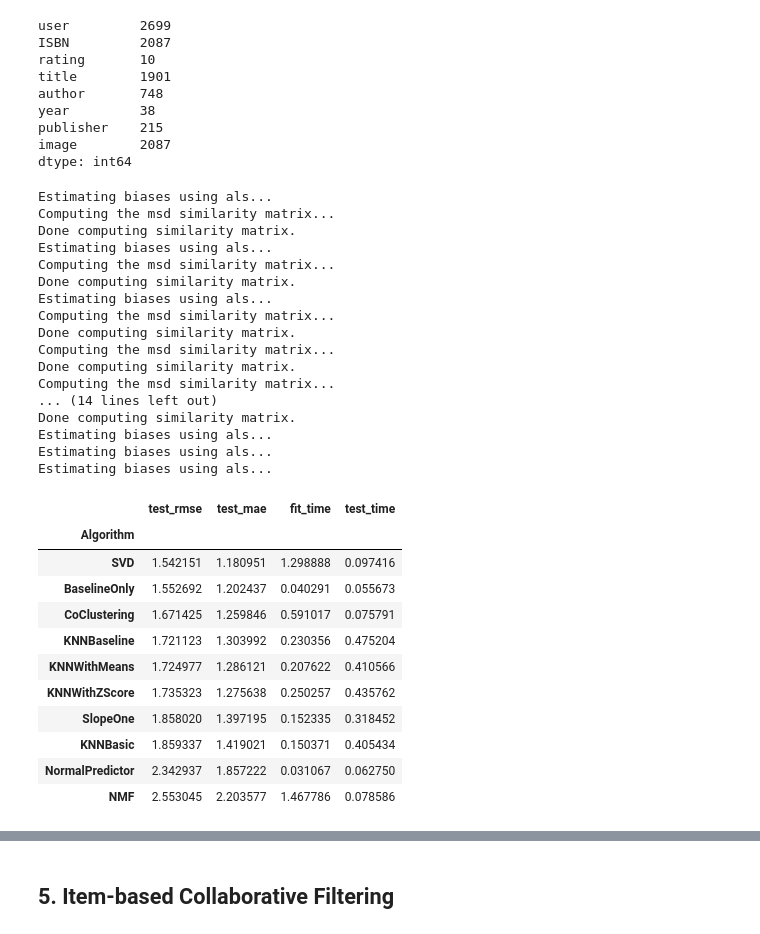
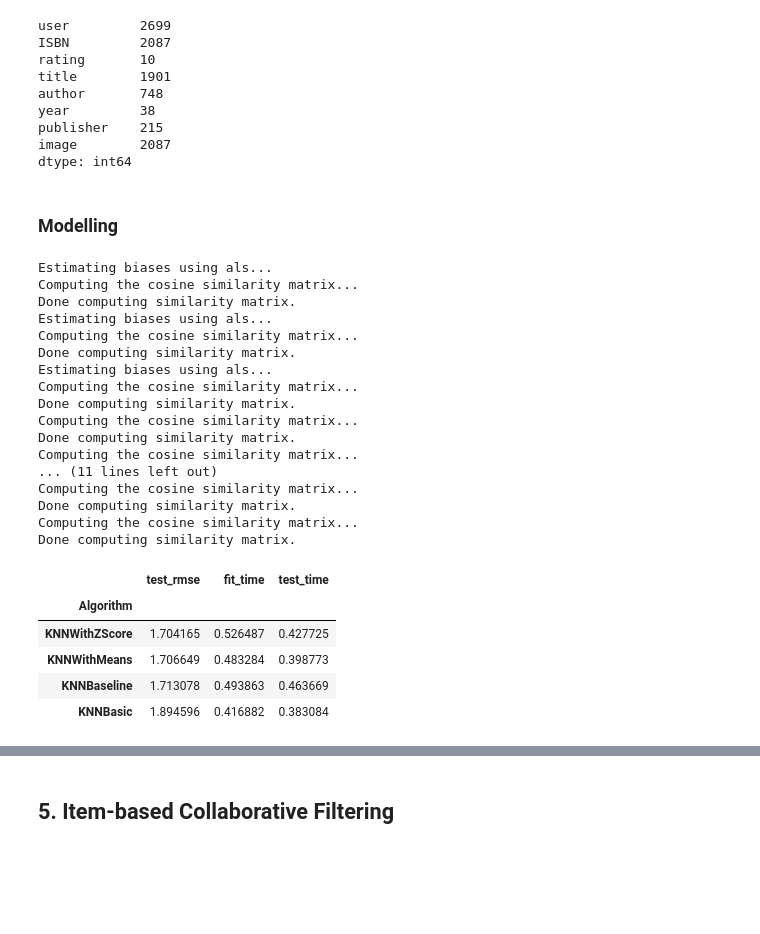
Before and after one commit to ppeyliang/book-recommender, a Jupyter notebook: capstone_project.ipynb, the cells around one changed output, grey strips where cells are left out. Drawn from its saved outputs; the diff is of its cells as text; code cells hidden in the pictures; blank space fills up the shorter version.

Commit message:
Build user-based and item-based system

```diff
--- a/capstone_project.ipynb
+++ b/capstone_project.ipynb
@@ -278,8 +286,8 @@ user_id = user_rating[user_rating <= 50].index
 
 # And we will only use explicit rating (rating > 0) to build the recommender system.
 idx = df.query('ISBN in @isbn or rating == 0 or user in @user_id').index
-sample = df.drop(idx)
-sample.shape
+cf = df.drop(idx)
+cf.shape
 # %% [output]
 (40196, 8)
 # %%
@@ -294,53 +302,53 @@ year         38
 publisher    215
 image        2087
 dtype: int64
+# %% [markdown]
+### Modelling
+# %%
+reader = Reader(rating_scale=(1, 10))
+data = Dataset.load_from_df(cf[['user', 'ISBN', 'rating']], reader)
 # %%
-# Compare different algorithms in Surprise.
-reader = Reader(rating_scale=(1,10))
-data = Dataset.load_from_df(sample[['user', 'ISBN', 'rating']], reader)
+# Compare RMSE for different models.
+benchmark = []
 
+sim_options = {'name': 'cosine',
+               'user_based': True
+               }
 algos = [
-    SVD(), SlopeOne(), NMF(), NormalPredictor(),
-    KNNBaseline(), KNNBasic(), KNNWithMeans(), KNNWithZScore(),
-    BaselineOnly(), CoClustering()
+    KNNBaseline(sim_options=sim_options),
+    KNNBasic(sim_options=sim_options),
+    KNNWithMeans(sim_options=sim_options),
+    KNNWithZScore(sim_options=sim_options)
 ]
 
-benchmark = []
-
 for algo in algos:
-    results = cross_validate(algo, data, measures=['RMSE', 'MAE'], cv=3, verbose=False)
+    results = cross_validate(algo, data, measures=['RMSE'], cv=3, verbose=False)
     tmp = pd.DataFrame.from_dict(results).mean(axis=0)
     tmp = tmp.append(pd.Series([str(algo).split(' ')[0].split('.')[-1]], index=['Algorithm']))
     benchmark.append(tmp)
 
 pd.DataFrame(benchmark).set_index('Algorithm').sort_values('test_rmse')
 # %% [output]
 Estimating biases using als...
-Computing the msd similarity matrix...
+Computing the cosine similarity matrix...
 Done computing similarity matrix.
 Estimating biases using als...
-Computing the msd similarity matrix...
+Computing the cosine similarity matrix...
 Done computing similarity matrix.
 Estimating biases using als...
-Computing the msd similarity matrix...
+Computing the cosine similarity matrix...
 Done computing similarity matrix.
-Computing the msd similarity matrix...
+Computing the cosine similarity matrix...
 Done computing similarity matrix.
-Computing the msd similarity matrix...
-... (14 lines left out)
+Computing the cosine similarity matrix...
+... (11 lines left out)
+Computing the cosine similarity matrix...
 Done computing similarity matrix.
-Estimating biases using als...
-Estimating biases using als...
-Estimating biases using als...
+Computing the cosine similarity matrix...
+Done computing similarity matrix.
-|  | test_rmse | test_mae | fit_time | test_time |
-| Algorithm |  |  |  |  |
-| SVD | 1.542151 | 1.180951 | 1.298888 | 0.097416 |
-| BaselineOnly | 1.552692 | 1.202437 | 0.040291 | 0.055673 |
-| CoClustering | 1.671425 | 1.259846 | 0.591017 | 0.075791 |
-| KNNBaseline | 1.721123 | 1.303992 | 0.230356 | 0.475204 |
-| KNNWithMeans | 1.724977 | 1.286121 | 0.207622 | 0.410566 |
-| KNNWithZScore | 1.735323 | 1.275638 | 0.250257 | 0.435762 |
-| SlopeOne | 1.858020 | 1.397195 | 0.152335 | 0.318452 |
-| KNNBasic | 1.859337 | 1.419021 | 0.150371 | 0.405434 |
-| NormalPredictor | 2.342937 | 1.857222 | 0.031067 | 0.062750 |
-| NMF | 2.553045 | 2.203577 | 1.467786 | 0.078586 |
+|  | test_rmse | fit_time | test_time |
+| Algorithm |  |  |  |
+| KNNWithZScore | 1.704165 | 0.526487 | 0.427725 |
+| KNNWithMeans | 1.706649 | 0.483284 | 0.398773 |
+| KNNBaseline | 1.713078 | 0.493863 | 0.463669 |
+| KNNBasic | 1.894596 | 0.416882 | 0.383084 |
```
Also changed, not shown: parts of 10 cells of this notebook.
